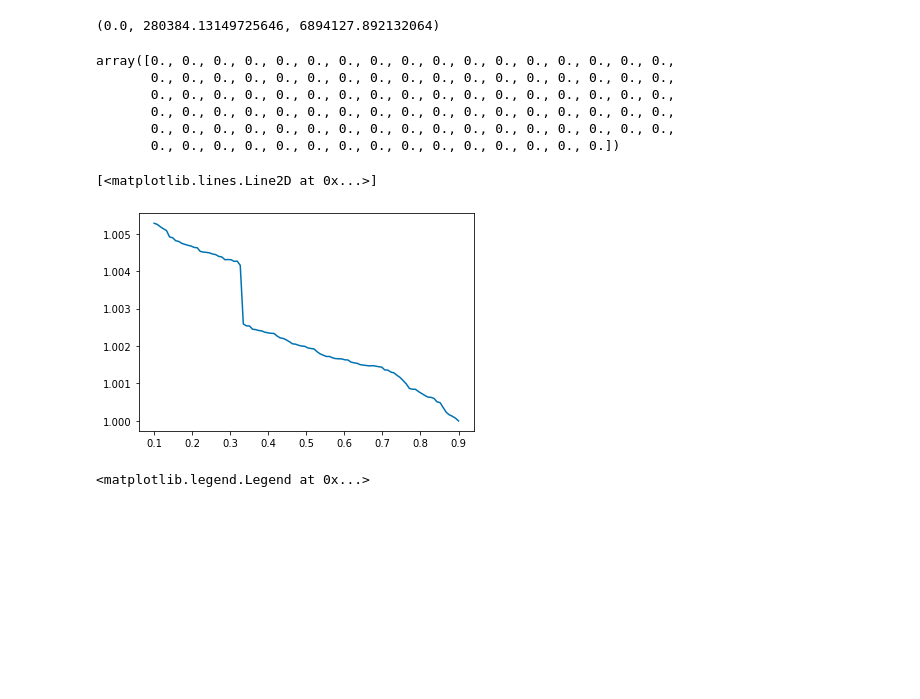
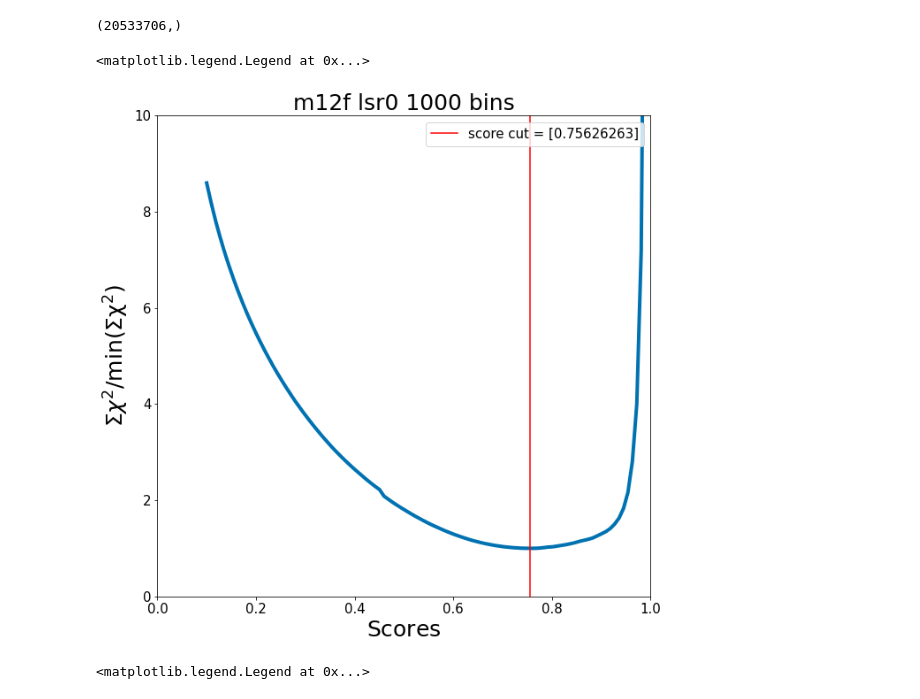
Before and after one commit to HangChelseaSu/Gaiadr3_Accreted_Catalog, a Jupyter notebook: Score_analysis.ipynb, the cells around one changed output. Drawn from its saved outputs; the diff is of its cells as text; code cells hidden in the pictures; blank space fills up the shorter version.

```diff
--- a/Score_analysis.ipynb
+++ b/Score_analysis.ipynb
@@ -230,3 +235,20 @@ test_loader = DataLoader(test_dataset, batch_size = batch_size)
+# %%
+if transfer == True:
+    model = Model(weight, mean_train_x, stdv_train_x, transfer=True)
+else:
+    model = Model(weight, mean_train_x, stdv_train_x, transfer=False)
+model = Model.load_from_checkpoint(checkpoint)
+mean = model.mean_train_x
+stdv = model.stdv_train_x
+weight = model.weight
+
+test_x = (x - mean) / stdv
+
+test_x = torch.tensor(test_x, dtype=torch.float32)
+test_y = torch.tensor(y, dtype=torch.long)
+
+test_dataset = list(zip(test_x, test_y))
+test_loader = DataLoader(test_dataset, batch_size = batch_size)
 # %%
 predict = []
 target = []
@@ -301,4 +271,0 @@ X2.append(vrho_X2 + vphi_X2 + vz_X2)
-# %%
-np.sum(vrho_true_bin-vrho_pred_bin), np.sum(vphi_true_bin-vphi_pred_bin), np.sum(vz_true_bin-vz_pred_bin)
-# %% [output]
-(0.0, 280384.13149725646, 6894127.892132064)
@@ -349,20 +314,27 @@ for thres in thresholds:
     vz_X2 = np.sum((vz_true_bin - vz_pred_bin)**2)
 
     X2.append(vrho_X2 + vphi_X2 + vz_X2)
+# %%
+vrho.shape
+# %% [output]
+(20533706,)
 # %%
-vrho_true_bin - vrho_pred_bin
+score_cut = thresholds[X2/min(X2) == np.min(X2/min(X2))]
-# %% [output]
-array([0., 0., 0., 0., 0., 0., 0., 0., 0., 0., 0., 0., 0., 0., 0., 0., 0.,
-       0., 0., 0., 0., 0., 0., 0., 0., 0., 0., 0., 0., 0., 0., 0., 0., 0.,
-       0., 0., 0., 0., 0., 0., 0., 0., 0., 0., 0., 0., 0., 0., 0., 0., 0.,
-       0., 0., 0., 0., 0., 0., 0., 0., 0., 0., 0., 0., 0., 0., 0., 0., 0.,
-       0., 0., 0., 0., 0., 0., 0., 0., 0., 0., 0., 0., 0., 0., 0., 0., 0.,
-       0., 0., 0., 0., 0., 0., 0., 0., 0., 0., 0., 0., 0., 0., 0.])
 # %%
-plt.plot(thresholds, X2/min(X2))
+fig, ax = plt.subplots(1, figsize=(10, 10))
+ax.plot(thresholds, X2/min(X2), linewidth=4)
+ax.axvline(score_cut, color='r', label=f'score cut = {score_cut}')
+ax.set_title(f'm12f lsr0 {num_bin} bins', fontsize=25)
+ax.set_xlabel(r'$\rm{Scores}$', fontsize=25)
+ax.set_ylabel(r'$\Sigma \chi^2 / \rm{min}(\Sigma \chi^2)$', fontsize=25)
+ax.tick_params(axis='both', labelsize=15)
+ax.set_ylim(0, 10)
+ax.set_xlim(0, 1)
+ax.tick_params(axis='both', labelsize=15)
+ax.legend(loc='upper right', fontsize=15)
 # %% [output]
-[<matplotlib.lines.Line2D at 0x...>]
+<matplotlib.legend.Legend at 0x...>
-[figure, old version]
+[figure, new version]
 # %%
 fig, ax = plt.subplots(1, figsize=(10, 10))
 
```
Also changed, not shown: parts of 8 cells of this notebook, 1 other file.
